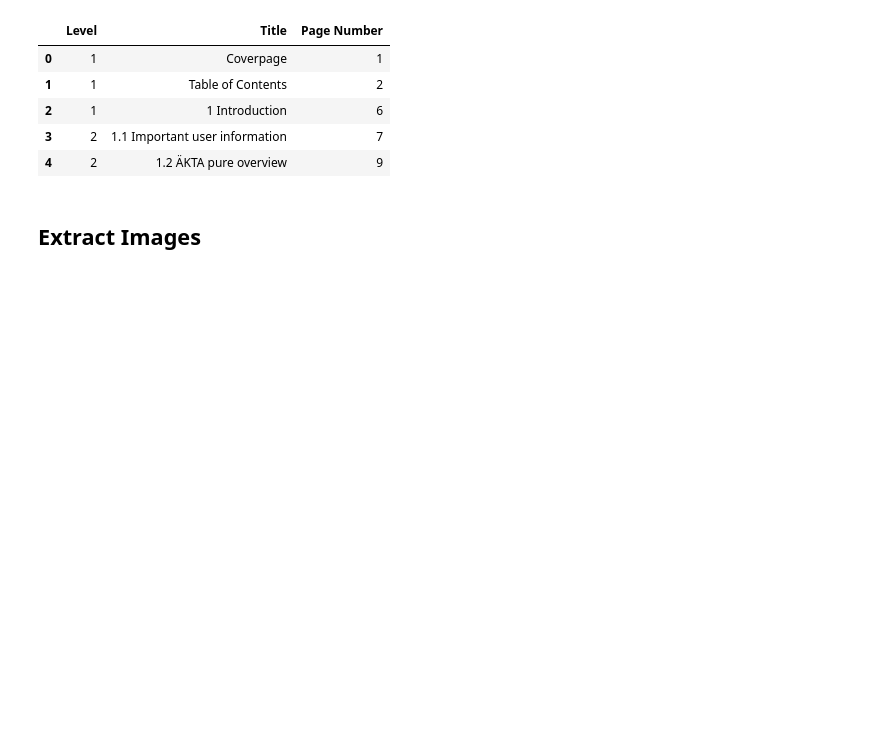
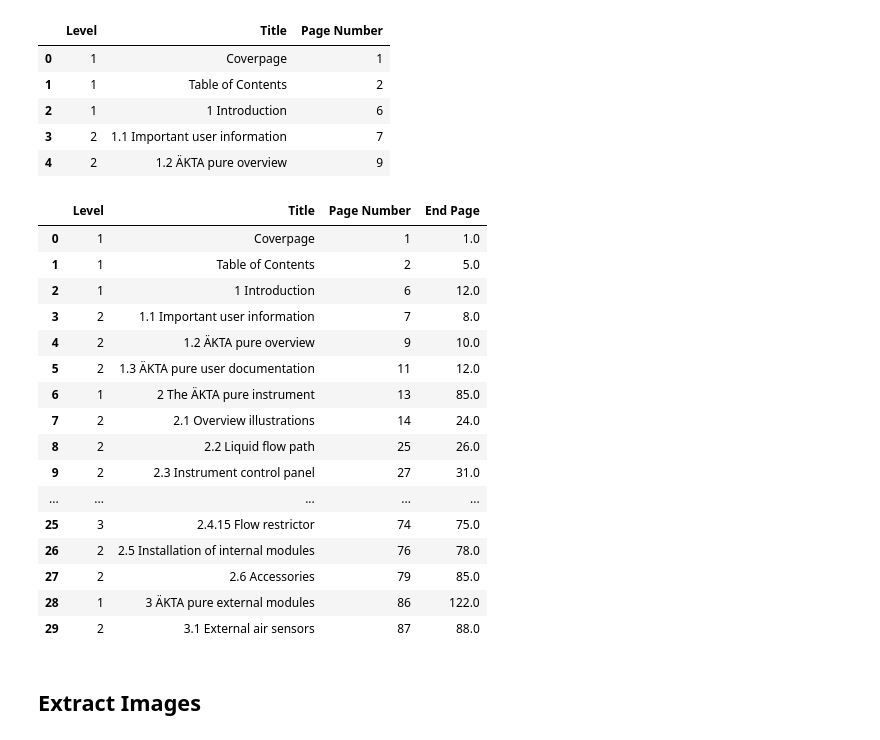
Before and after one commit to Chahbaz-Aman/chonky, a Jupyter notebook: dev.ipynb, the cells around one changed output. Saved outputs shown, nothing was run; the diff lists cells and outputs as text; code cells hidden in the pictures; blank space fills up the shorter version.

Commit message:
Good progress on fetching index and clean texts. Next up: Define metadata schema & section wise chonking

```diff
--- a/dev.ipynb
+++ b/dev.ipynb
@@ -54,6 +74,39 @@ table_of_contents.head()
 | 2 | 1 | 1 Introduction | 6 |
 | 3 | 2 | 1.1 Important user information | 7 |
 | 4 | 2 | 1.2 ÄKTA pure overview | 9 |
+# %%
+table_of_contents['End Page'] = table_of_contents['Page Number'].shift(-1) - 1
+# %%
+level_wise_ends = []
+max_level = table_of_contents.Level.max()
+for level in range(2, max_level+2):
+    level_wise_ends.append(table_of_contents[table_of_contents.Level.apply(lambda l: l < level)]['Page Number'].shift(-1) - 1)
+# %%
+section_end_pages = pd.Series(dtype='float')
+for series in level_wise_ends:
+    section_end_pages = section_end_pages.combine_first(series)
+# %%
+table_of_contents['End Page'] = section_end_pages
+# %%
+table_of_contents.head(30)
+# %% [output]
+|  | Level | Title | Page Number | End Page |
+| 0 | 1 | Coverpage | 1 | 1.0 |
+| 1 | 1 | Table of Contents | 2 | 5.0 |
+| 2 | 1 | 1 Introduction | 6 | 12.0 |
+| 3 | 2 | 1.1 Important user information | 7 | 8.0 |
+| 4 | 2 | 1.2 ÄKTA pure overview | 9 | 10.0 |
+| 5 | 2 | 1.3 ÄKTA pure user documentation | 11 | 12.0 |
+| 6 | 1 | 2 The ÄKTA pure instrument | 13 | 85.0 |
+| 7 | 2 | 2.1 Overview illustrations | 14 | 24.0 |
+| 8 | 2 | 2.2 Liquid flow path | 25 | 26.0 |
+| 9 | 2 | 2.3 Instrument control panel | 27 | 31.0 |
+| ... | ... | ... | ... | ... |
+| 25 | 3 | 2.4.15 Flow restrictor | 74 | 75.0 |
+| 26 | 2 | 2.5 Installation of internal modules | 76 | 78.0 |
+| 27 | 2 | 2.6 Accessories | 79 | 85.0 |
+| 28 | 1 | 3 ÄKTA pure external modules | 86 | 122.0 |
+| 29 | 2 | 3.1 External air sensors | 87 | 88.0 |
 # %% [markdown]
 ## Extract Images
 # %%
```
Also changed, not shown: parts of 23 cells of this notebook.
